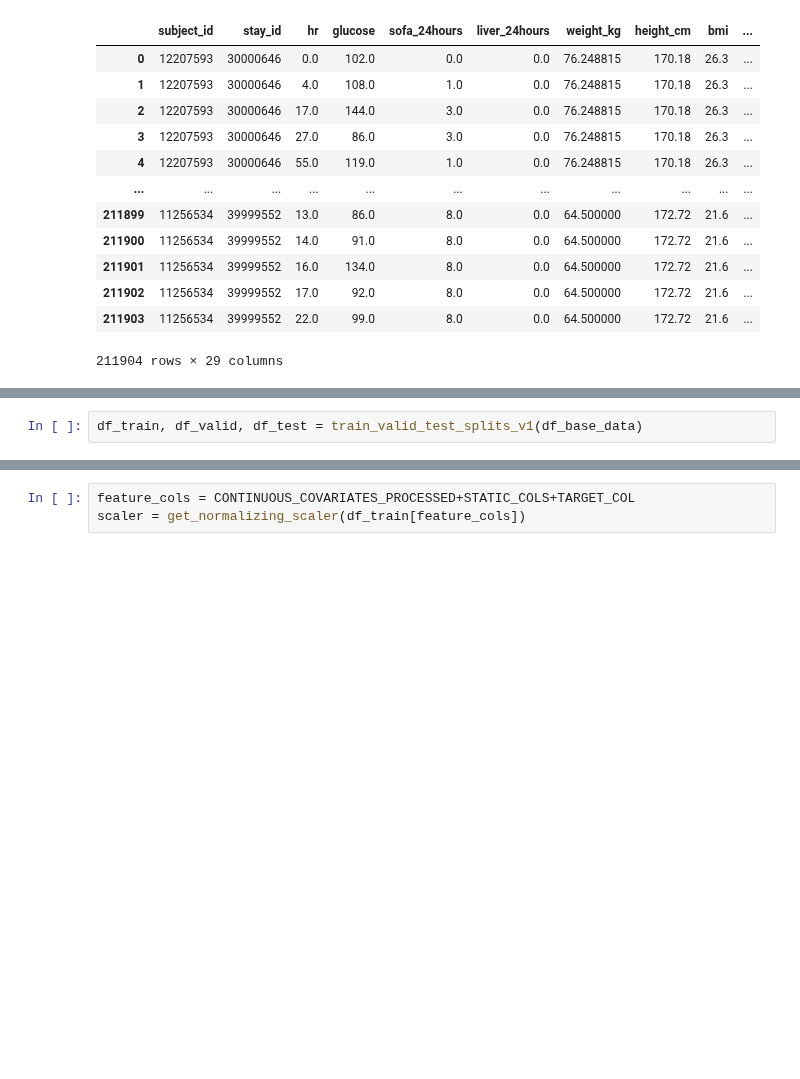
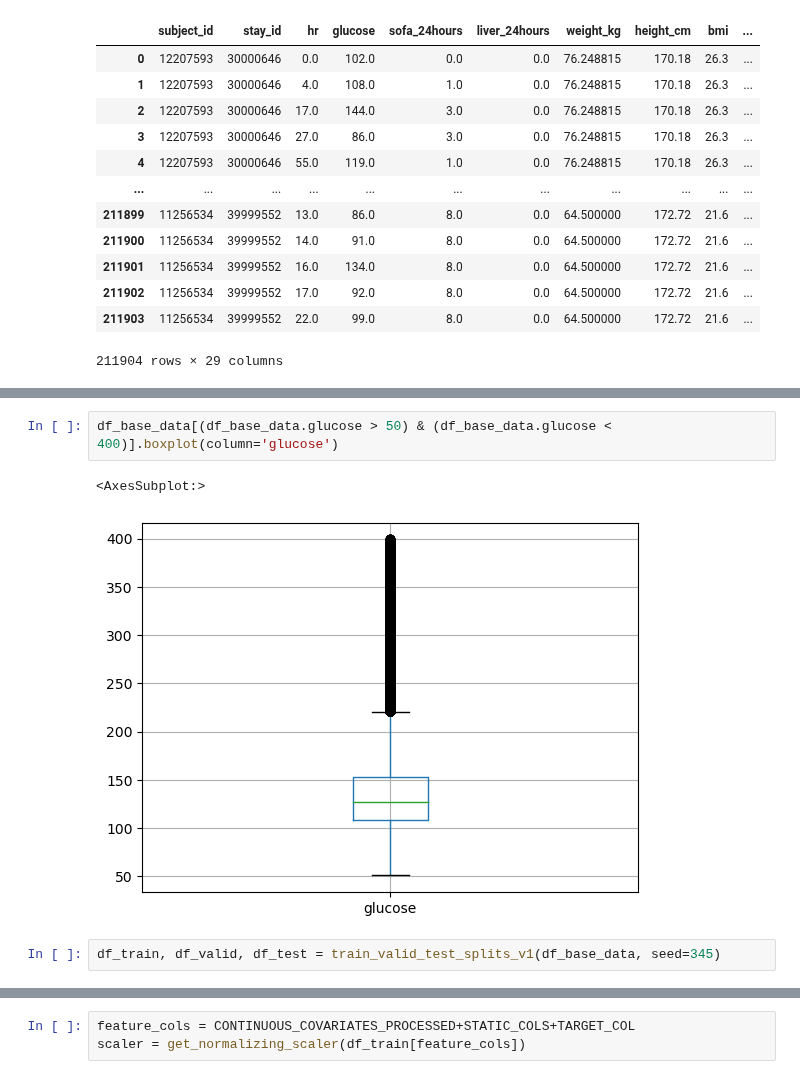
Before and after one commit to Gaurangkarwande/glycemic_control, a Jupyter notebook: data_notebook.ipynb, the cells around one changed output, grey strips where cells are left out. Cells and saved outputs as stored; diff of their text form; blank space fills up the shorter version.

```diff
--- a/data_notebook.ipynb
+++ b/data_notebook.ipynb
@@ -33,2 +44,7 @@ df_base_data
+# %%
+df_base_data[(df_base_data.glucose > 50) & (df_base_data.glucose < 400)].boxplot(column='glucose')
+# %% [output]
+<AxesSubplot:>
+[figure, added]
 # %%
-df_train, df_valid, df_test = train_valid_test_splits_v1(df_base_data)
+df_train, df_valid, df_test = train_valid_test_splits_v1(df_base_data, seed=345)
```
Also changed, not shown: parts of 8 cells of this notebook.
